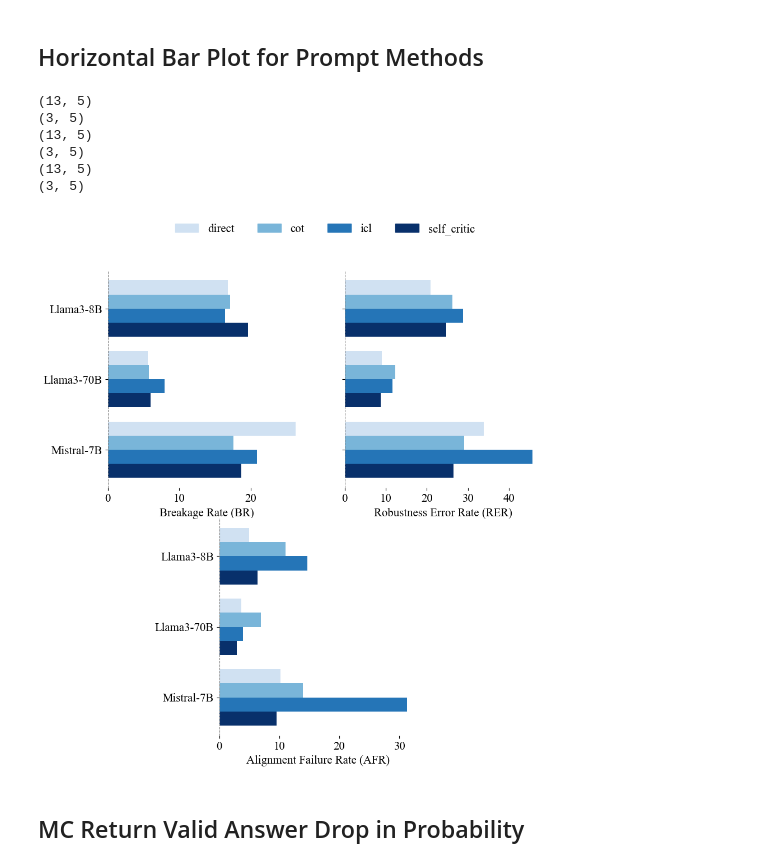
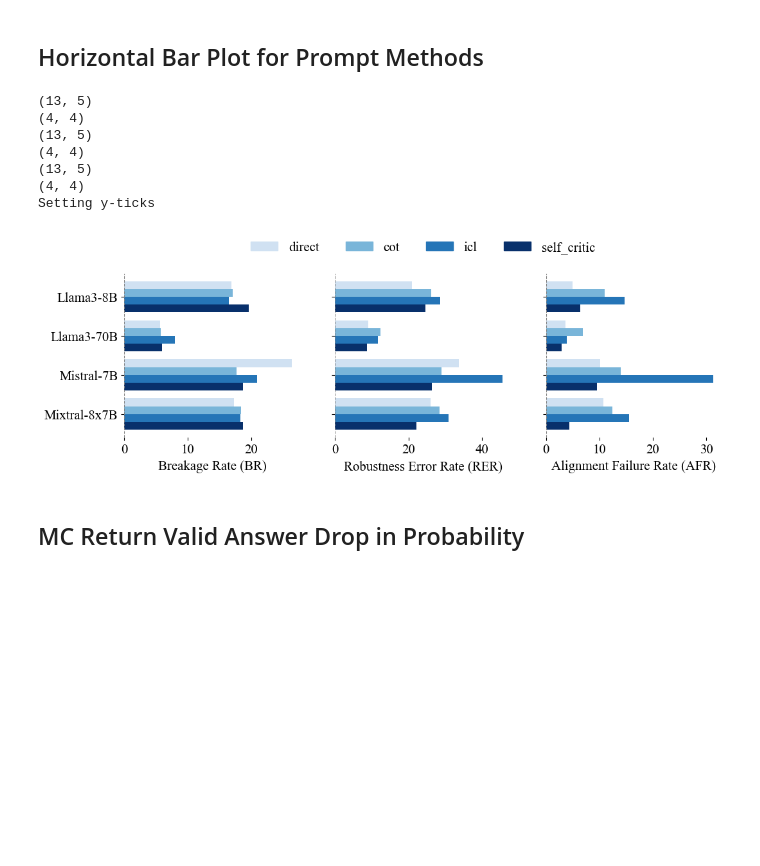
Before and after one commit to chimaobi-okite/pref_aligner, a Jupyter notebook: process_results.ipynb, the cells around one changed output. Drawn from its saved outputs; the diff is of its cells as text; code cells hidden in the pictures; blank space fills up the shorter version.

Commit message:
Refined plots

```diff
--- a/process_results.ipynb
+++ b/process_results.ipynb
@@ -140,7 +140,7 @@ for combo in scatter_metric_combos:
         xlabel=METRIC_LABELS[metric1],
         ylabel=METRIC_LABELS[metric2],
         scores=data[2],
-        show=False,
+        show=True,
     )
 # %% [output]
 (3, 13) ['field', 'model']
@@ -253,37 +254,39 @@ for metric in metrics_wo_pvr:
         fixed_keys={
             "relevance": "relevant",
             "dataset": "full",
         },
         axis_keys=["model", "method"]
     )
     data = np.array(data).squeeze()
     print(data.shape)
+    data = data[..., :-1]
 
     data, _, model_names_hb = filter_axis(
         data,
         axis=0,
         filter_val=None,
         labels_to_filter=MODELS_SHORT,
     )
     print(data.shape)
     matrices.append(data)
 
 method_hbarplot(
     matrices,
     methods=PROMPT_METHODS_WITHOUT_ALIGNER,
     models=model_names_hb,
     subplot_titles=metrics_wo_pvr,
     title="Metrics with Various Prompting Methods",
     show=True,
 )
 # %% [output]
 (13, 5)
-(3, 5)
+(4, 4)
 (13, 5)
-(3, 5)
+(4, 4)
 (13, 5)
-(3, 5)
+(4, 4)
+Setting y-ticks
-[figure, old version]
+[figure, new version]
 # %% [markdown]
 ## MC Return Valid Answer Drop in Probability
 # %%
```
Also changed, not shown: parts of 10 cells of this notebook, 43 other files.
